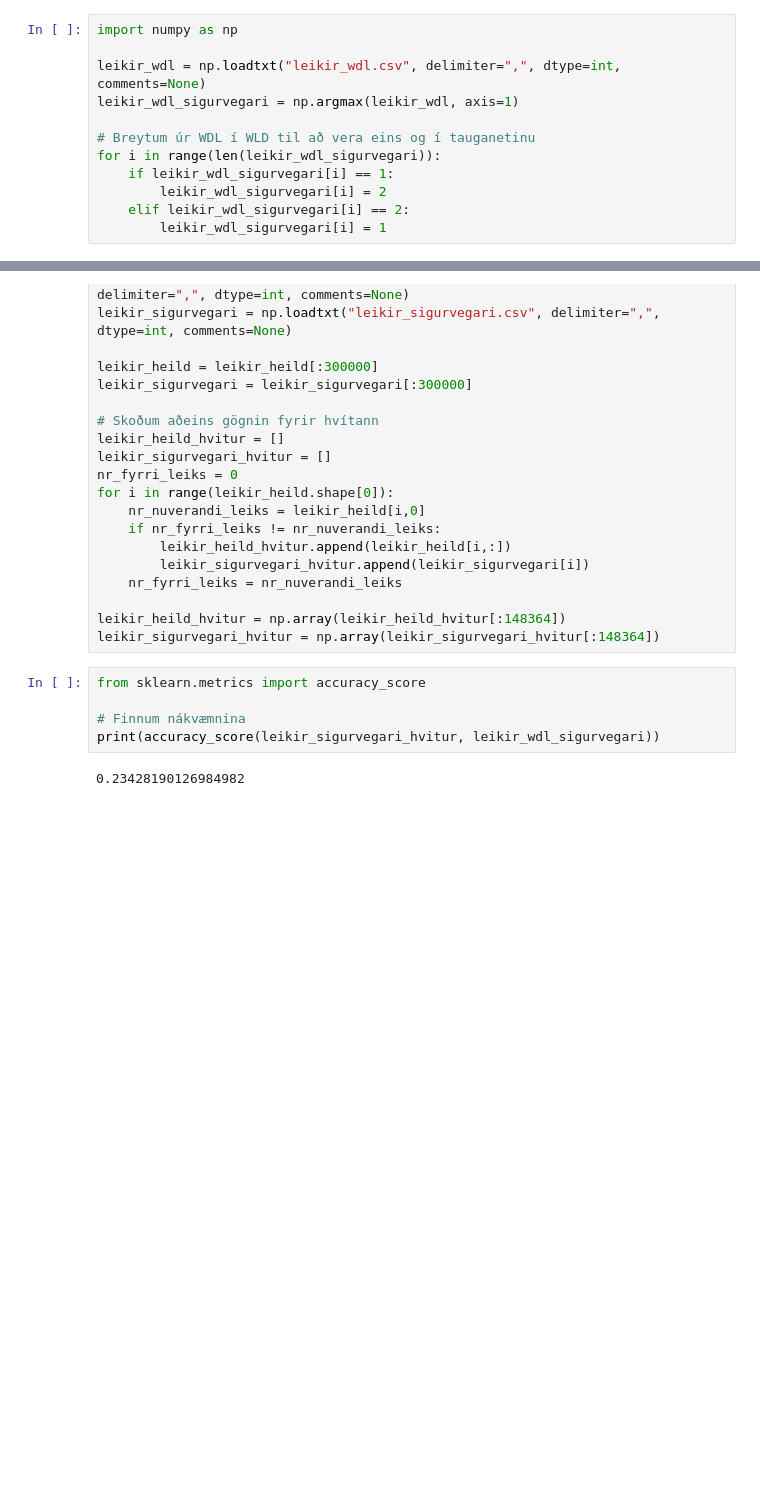
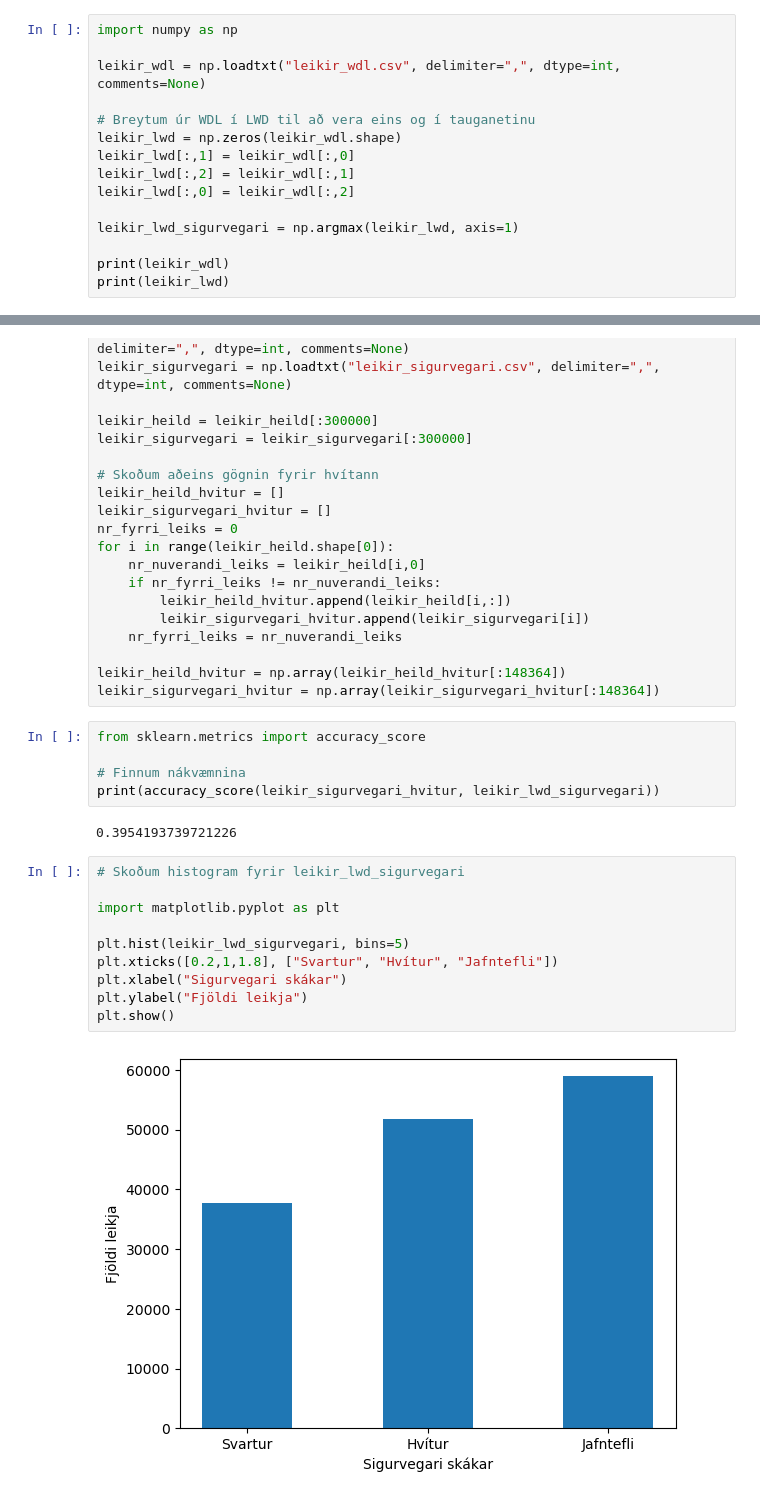
Before and after one commit to MagnusGunnarG/Skakgreinir, a Jupyter notebook: SkakgreinirStockfishWDL.ipynb, the cells around one changed output, grey strips where cells are left out. Saved outputs shown, nothing was run; the diff lists cells and outputs as text; blank space fills up the shorter version.

```diff
--- a/SkakgreinirStockfishWDL.ipynb
+++ b/SkakgreinirStockfishWDL.ipynb
@@ -67,11 +67,14 @@ KeyboardInterrupt:
 import numpy as np
 
 leikir_wdl = np.loadtxt("leikir_wdl.csv", delimiter=",", dtype=int, comments=None)
-leikir_wdl_sigurvegari = np.argmax(leikir_wdl, axis=1)
 
-# Breytum úr WDL í WLD til að vera eins og í tauganetinu
-for i in range(len(leikir_wdl_sigurvegari)):
-    if leikir_wdl_sigurvegari[i] == 1:
-        leikir_wdl_sigurvegari[i] = 2
-    elif leikir_wdl_sigurvegari[i] == 2:
-        leikir_wdl_sigurvegari[i] = 1
+# Breytum úr WDL í LWD til að vera eins og í tauganetinu
+leikir_lwd = np.zeros(leikir_wdl.shape)
+leikir_lwd[:,1] = leikir_wdl[:,0]
+leikir_lwd[:,2] = leikir_wdl[:,1]
+leikir_lwd[:,0] = leikir_wdl[:,2]
+
+leikir_lwd_sigurvegari = np.argmax(leikir_lwd, axis=1)
+
+print(leikir_wdl)
+print(leikir_lwd)
@@ -100,6 +118,18 @@ leikir_sigurvegari_hvitur = np.array(leikir_sigurvegari_hvitur[:148364])
 from sklearn.metrics import accuracy_score
 
 # Finnum nákvæmnina
-print(accuracy_score(leikir_sigurvegari_hvitur, leikir_wdl_sigurvegari))
+print(accuracy_score(leikir_sigurvegari_hvitur, leikir_lwd_sigurvegari))
 # %% [output]
-0.23428190126984982
+0.3954193739721226
+# %%
+# Skoðum histogram fyrir leikir_lwd_sigurvegari
+
+import matplotlib.pyplot as plt
+
+plt.hist(leikir_lwd_sigurvegari, bins=5)
+plt.xticks([0.2,1,1.8], ["Svartur", "Hvítur", "Jafntefli"])
+plt.xlabel("Sigurvegari skákar")
+plt.ylabel("Fjöldi leikja")
+plt.show()
+# %% [output]
+[figure, added]
```
Also changed, not shown: parts of 4 cells of this notebook, 14 other files.
